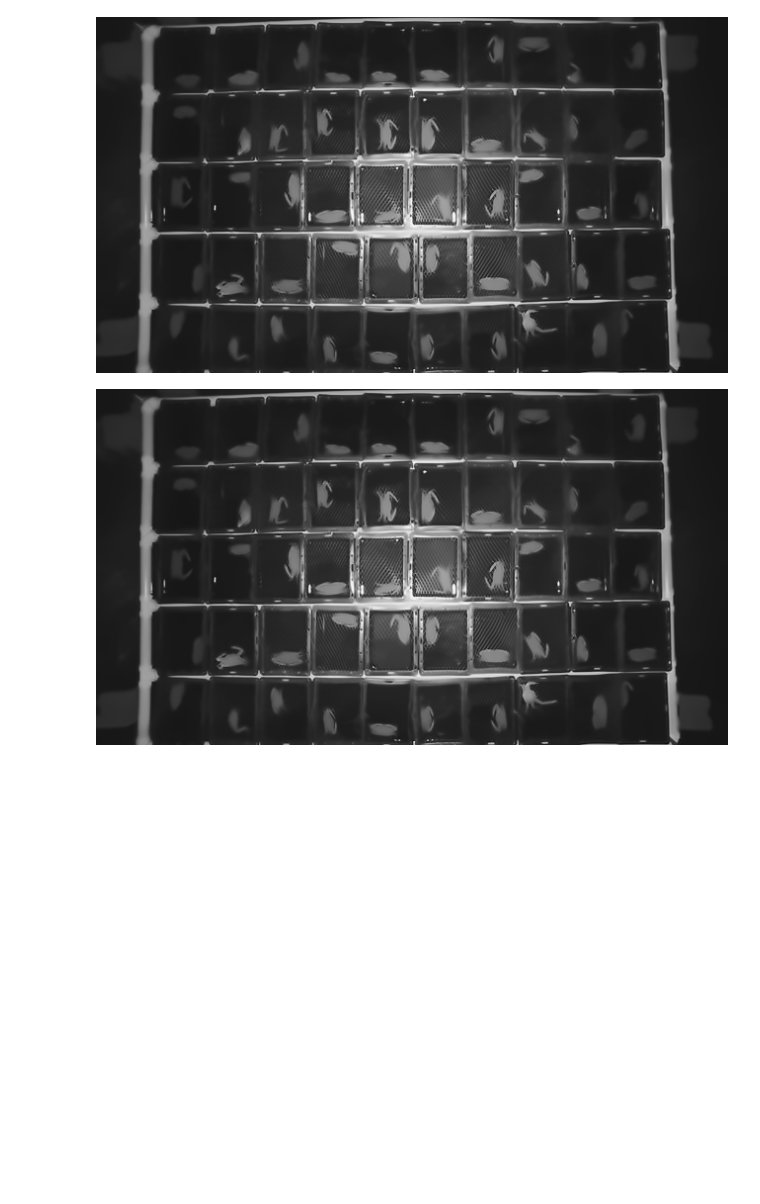
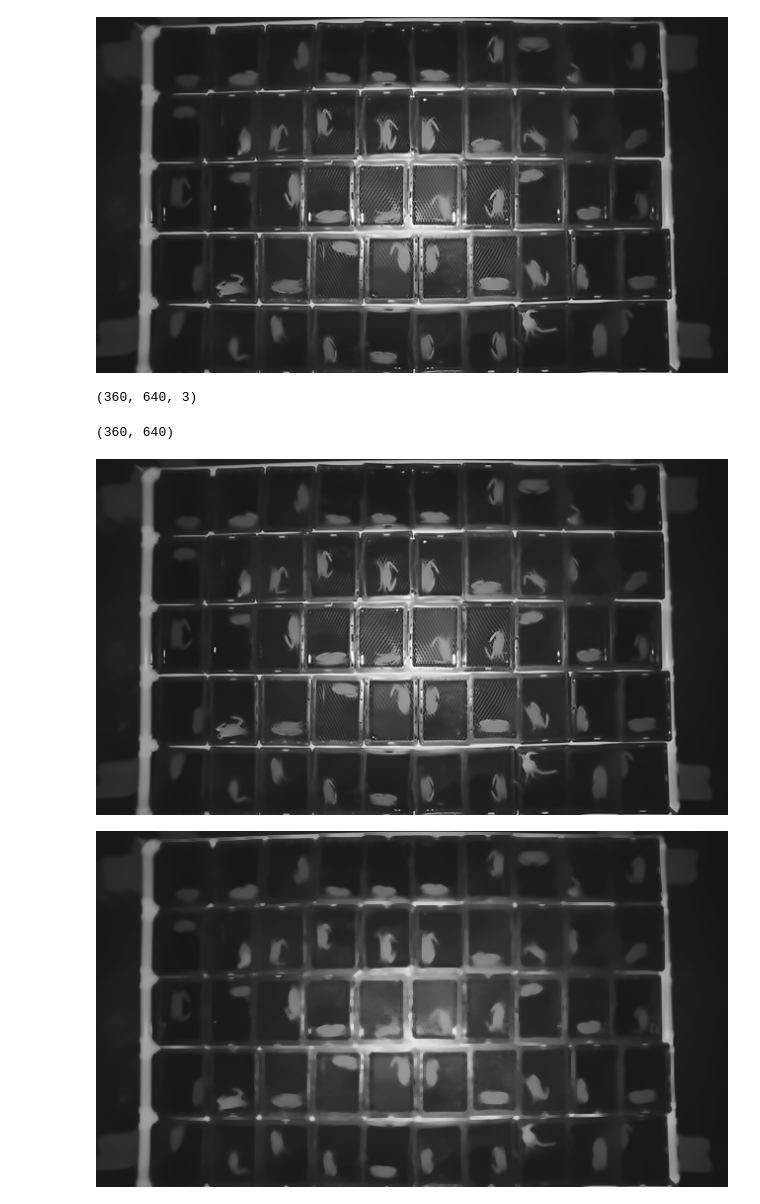
Before and after one commit to PattarapornH/Crab-Molting-Detection, a Jupyter notebook: Molting_crab_tracker.ipynb, the cells around one changed output. Saved outputs shown, nothing was run; the diff lists cells and outputs as text; code cells hidden in the pictures; blank space fills up the shorter version.

```diff
--- a/Molting_crab_tracker.ipynb
+++ b/Molting_crab_tracker.ipynb
@@ -63,8 +62,19 @@ img = cv.fastNlMeansDenoisingColored(data[0],None,10,10,7,21)
 plot_img(img)
 # %% [output]
 [figure]
+# %%
+img.shape
+# %% [output]
+(360, 640, 3)
 # %%
 gray = cv.cvtColor(img, cv.COLOR_RGB2GRAY)
-cv2_imshow(gray)
+print(gray.shape)
+plot_img(gray)
 # %% [output]
+(360, 640)
 [figure]
+# %%
+gray2 = cv.medianBlur(gray, 5)
+plot_img(gray2)
+# %% [output]
+[figure, added]
```
Also changed, not shown: parts of 10 cells of this notebook.
